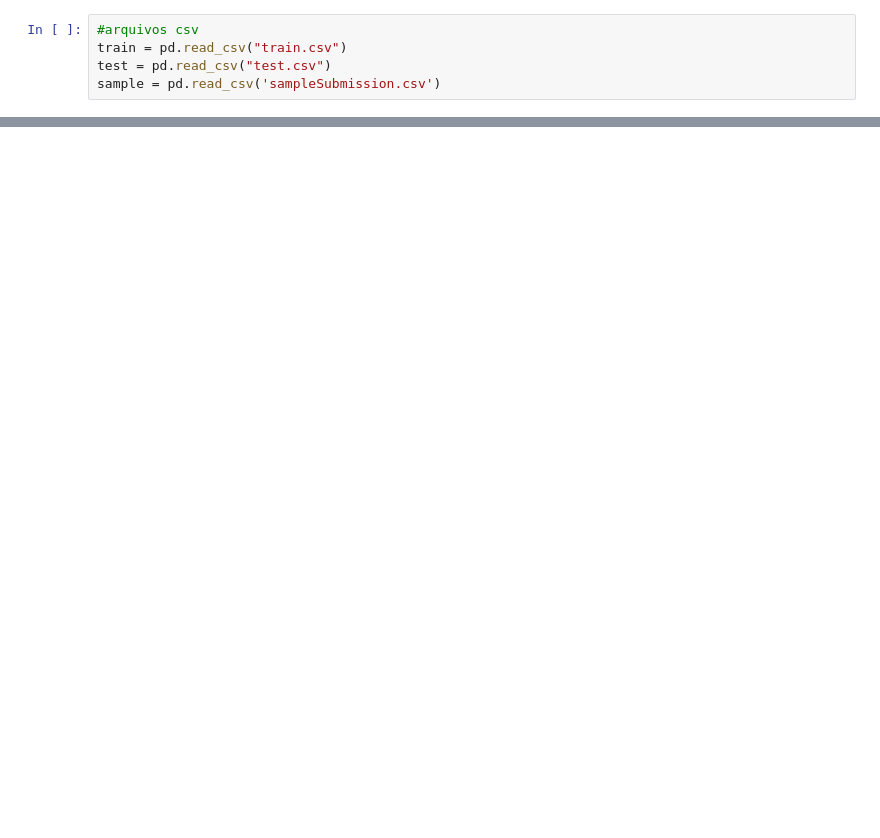
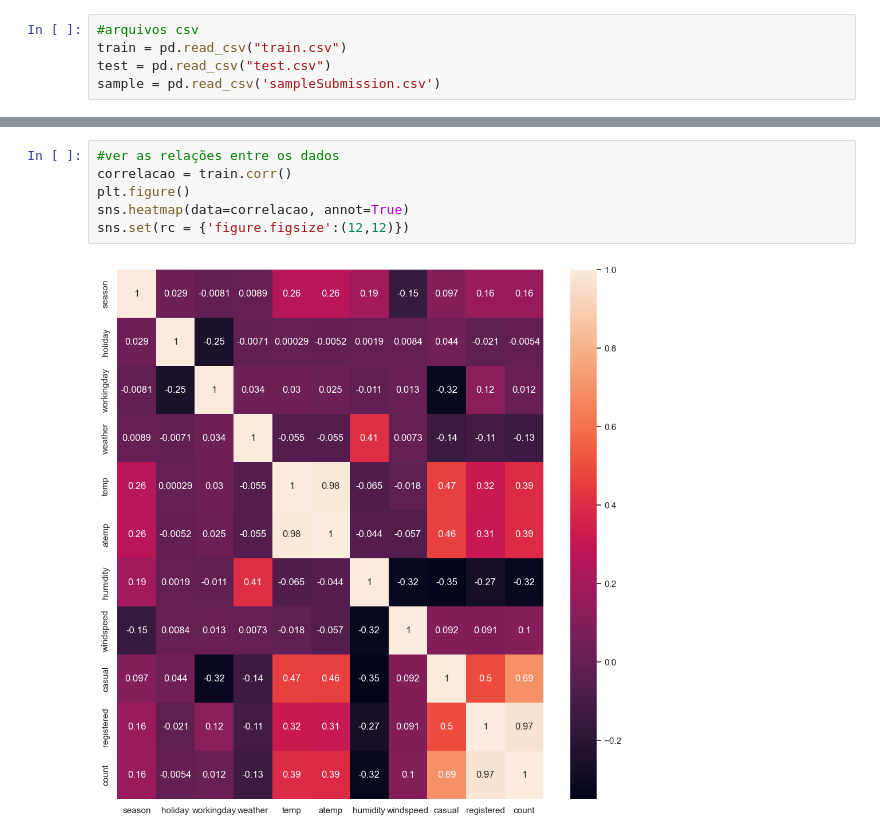
Before and after one commit to rinasnw/bikesharing, a Jupyter notebook: notebook.ipynb, the cells around one changed output, grey strips where cells are left out. Drawn from its saved outputs; the diff is of its cells as text; blank space fills up the shorter version.

```diff
--- a/notebook.ipynb
+++ b/notebook.ipynb
@@ -22,0 +65,8 @@ test.head()
+# %%
+#ver as relações entre os dados
+correlacao = train.corr()
+plt.figure()
+sns.heatmap(data=correlacao, annot=True)
+sns.set(rc = {'figure.figsize':(12,12)})
+# %% [output]
+[figure, added]
```
Also changed, not shown: parts of 44 cells of this notebook.
